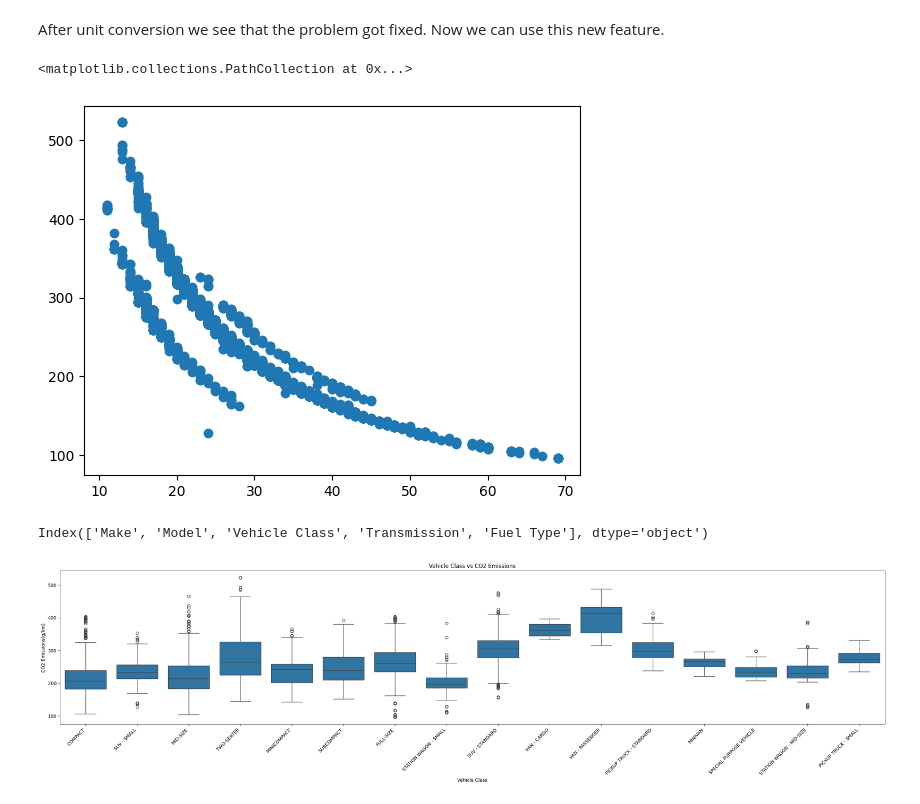
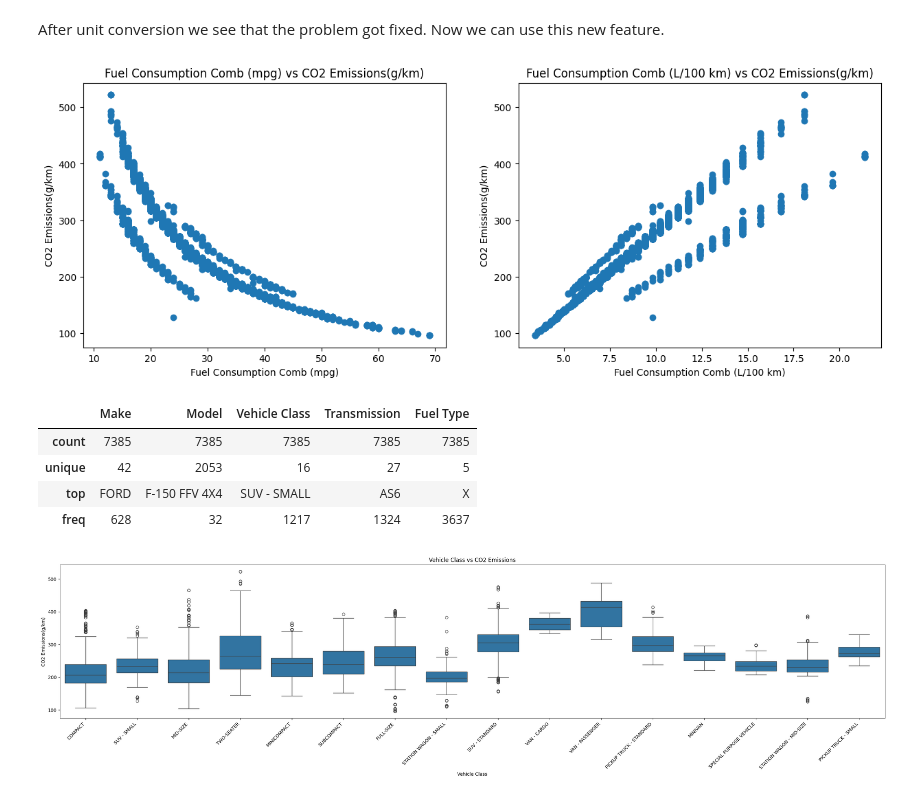
Before and after one commit to Hoseinrajabi1997/co2-emission, a Jupyter notebook: regression-co2-prediction.ipynb, the cells around one changed output. Drawn from its saved outputs; the diff is of its cells as text; code cells hidden in the pictures.

Commit message:
new plot

```diff
--- a/regression-co2-prediction.ipynb
+++ b/regression-co2-prediction.ipynb
@@ -90,16 +90,28 @@ print(df["CO2 Emissions(g/km)"].corr(df["Fuel Consumption Comb (L/100 km)"]))
 0.9176255518074707
 # %% [markdown]
 After unit conversion we see that the problem got fixed. Now we can use this new feature.
-# %%
-plt.scatter(df['Fuel Consumption Comb (mpg)'], df['CO2 Emissions(g/km)'])
-# %% [output]
-<matplotlib.collections.PathCollection at 0x...>
-[figure, removed]
+# %%
+fig, axes = plt.subplots(1, 2, figsize=(15, 5))
+axes[0].scatter(df['Fuel Consumption Comb (mpg)'], df['CO2 Emissions(g/km)'])
+axes[0].set_title('Fuel Consumption Comb (mpg) vs CO2 Emissions(g/km)')
+axes[0].set_xlabel('Fuel Consumption Comb (mpg)')
+axes[0].set_ylabel('CO2 Emissions(g/km)')
+axes[1].scatter(df['Fuel Consumption Comb (L/100 km)'], df['CO2 Emissions(g/km)'])
+axes[1].set_title('Fuel Consumption Comb (L/100 km) vs CO2 Emissions(g/km)')
+axes[1].set_xlabel('Fuel Consumption Comb (L/100 km)')
+axes[1].set_ylabel('CO2 Emissions(g/km)')
+plt.show()
+# %% [output]
+[figure, added]
 # %%
 categorigal_features = df.select_dtypes(include=['object'])
-print(categorigal_features.columns)
+categorigal_features.describe()
 # %% [output]
-Index(['Make', 'Model', 'Vehicle Class', 'Transmission', 'Fuel Type'], dtype='object')
+|  | Make | Model | Vehicle Class | Transmission | Fuel Type |
+| count | 7385 | 7385 | 7385 | 7385 | 7385 |
+| unique | 42 | 2053 | 16 | 27 | 5 |
+| top | FORD | F-150 FFV 4X4 | SUV - SMALL | AS6 | X |
+| freq | 628 | 32 | 1217 | 1324 | 3637 |
 # %%
 plt.figure(figsize=(32, 6))
 ax = sns.boxplot(data=df, x='Vehicle Class', y='CO2 Emissions(g/km)')
```
